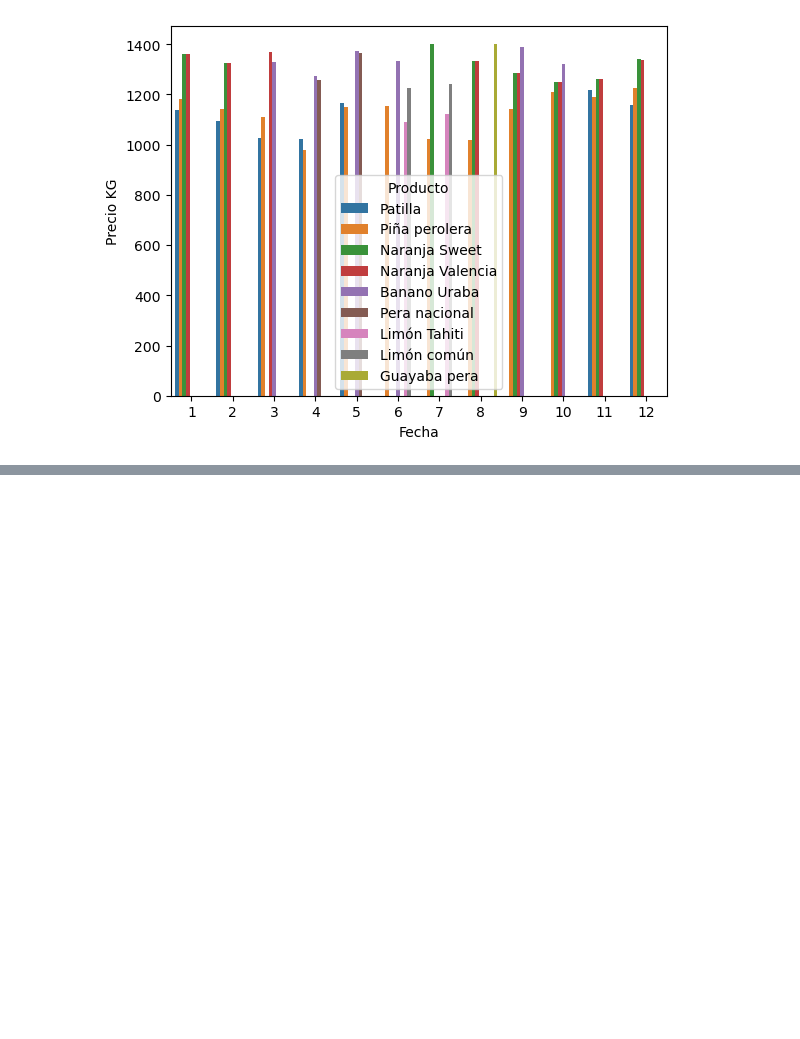
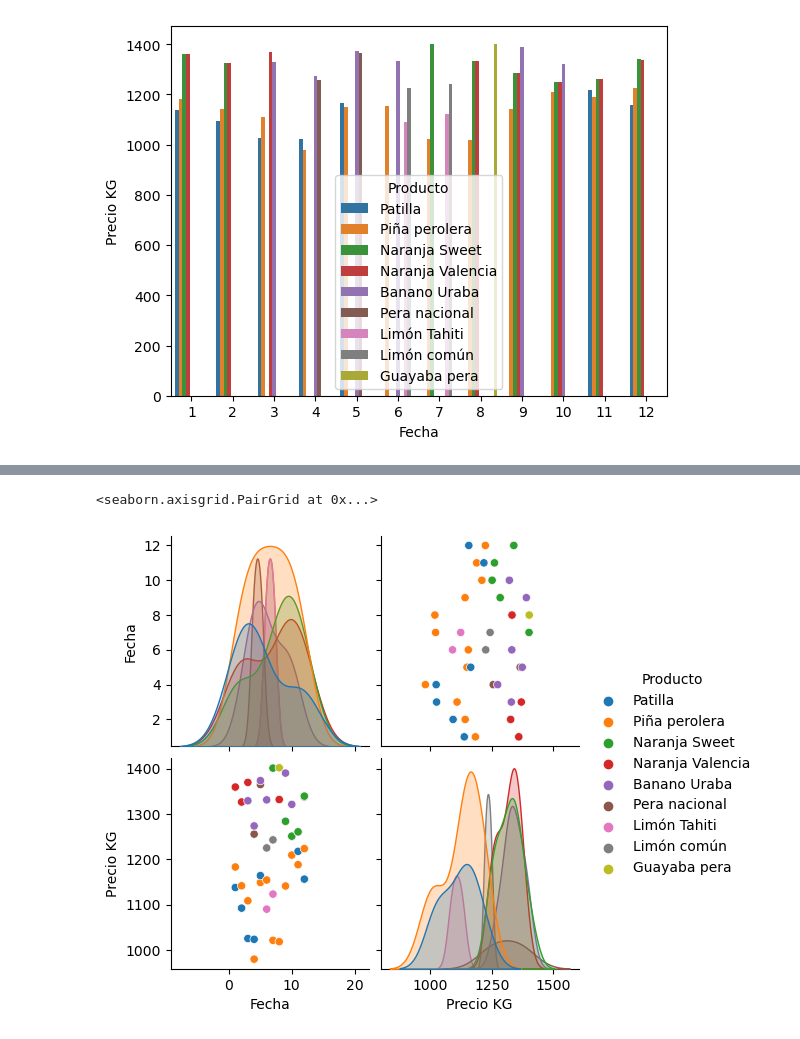
Before and after one commit to RioDeMilo/RETAIL-PRICES-COLOMBIA, a Jupyter notebook: IPC1823.ipynb, the cells around one changed output, grey strips where cells are left out. Drawn from its saved outputs; the diff is of its cells as text; code cells hidden in the pictures; blank space fills up the shorter version.

```diff
--- a/IPC1823.ipynb
+++ b/IPC1823.ipynb
@@ -996,3 +994,9 @@ g.set_xlabels(None)
 # %% [output]
 <seaborn.axisgrid.FacetGrid at 0x...>
 [figure]
+# %%
+sns.pairplot(x, hue="Producto")
+# try use a scatterplot
+# %% [output]
+<seaborn.axisgrid.PairGrid at 0x...>
+[figure, added]
```
Also changed, not shown: parts of 1 cell of this notebook.
